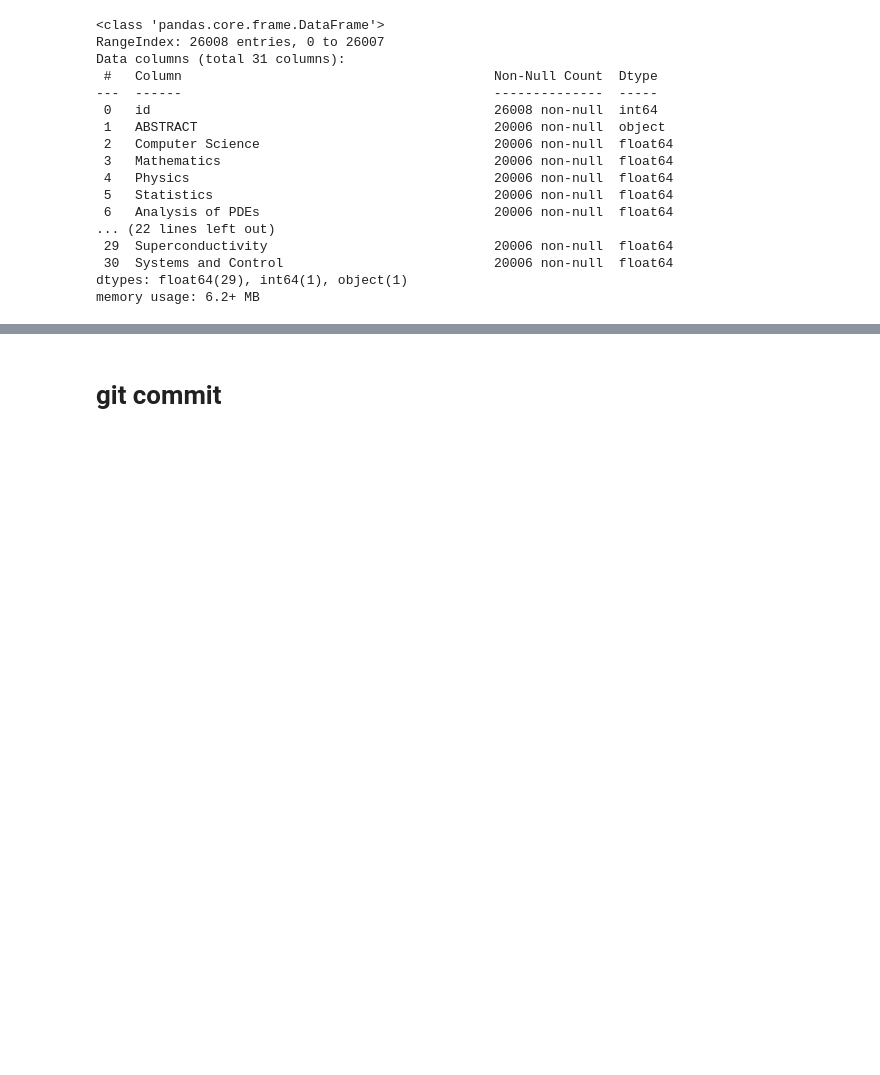
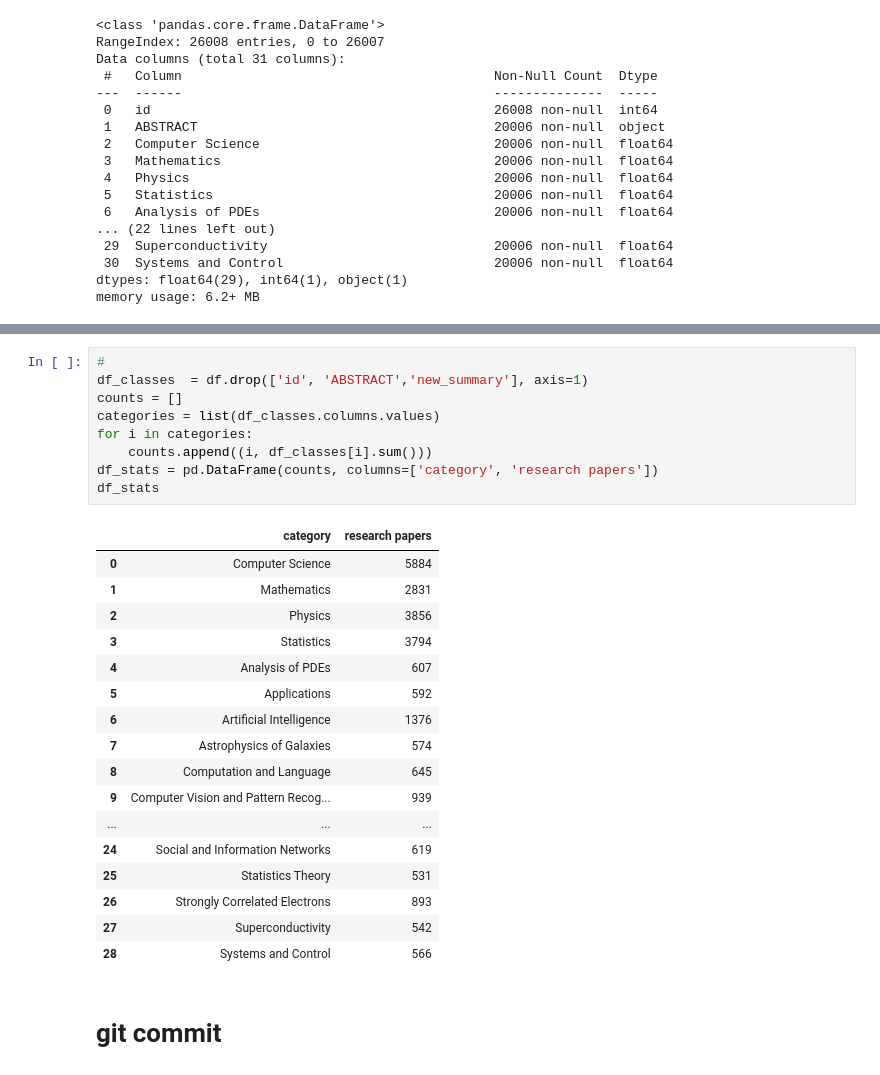
Before and after one commit to ash0411/major_project, a Jupyter notebook: major_project.ipynb, the cells around one changed output, grey strips where cells are left out. Drawn from its saved outputs; the diff is of its cells as text; blank space fills up the shorter version.

Commit message:
added categories

```diff
--- a/major_project.ipynb
+++ b/major_project.ipynb
@@ -117,2 +146,29 @@ memory usage: 6.2+ MB
+# %%
+#
+df_classes  = df.drop(['id', 'ABSTRACT','new_summary'], axis=1)
+counts = []
+categories = list(df_classes.columns.values)
+for i in categories:
+    counts.append((i, df_classes[i].sum()))
+df_stats = pd.DataFrame(counts, columns=['category', 'research papers'])
+df_stats
+# %% [output]
+|  | category | research papers |
+| 0 | Computer Science | 5884 |
+| 1 | Mathematics | 2831 |
+| 2 | Physics | 3856 |
+| 3 | Statistics | 3794 |
+| 4 | Analysis of PDEs | 607 |
+| 5 | Applications | 592 |
+| 6 | Artificial Intelligence | 1376 |
+| 7 | Astrophysics of Galaxies | 574 |
+| 8 | Computation and Language | 645 |
+| 9 | Computer Vision and Pattern Recog... | 939 |
+| ... | ... | ... |
+| 24 | Social and Information Networks | 619 |
+| 25 | Statistics Theory | 531 |
+| 26 | Strongly Correlated Electrons | 893 |
+| 27 | Superconductivity | 542 |
+| 28 | Systems and Control | 566 |
 # %% [markdown]
 # git commit
```
Also changed, not shown: parts of 17 cells of this notebook.
